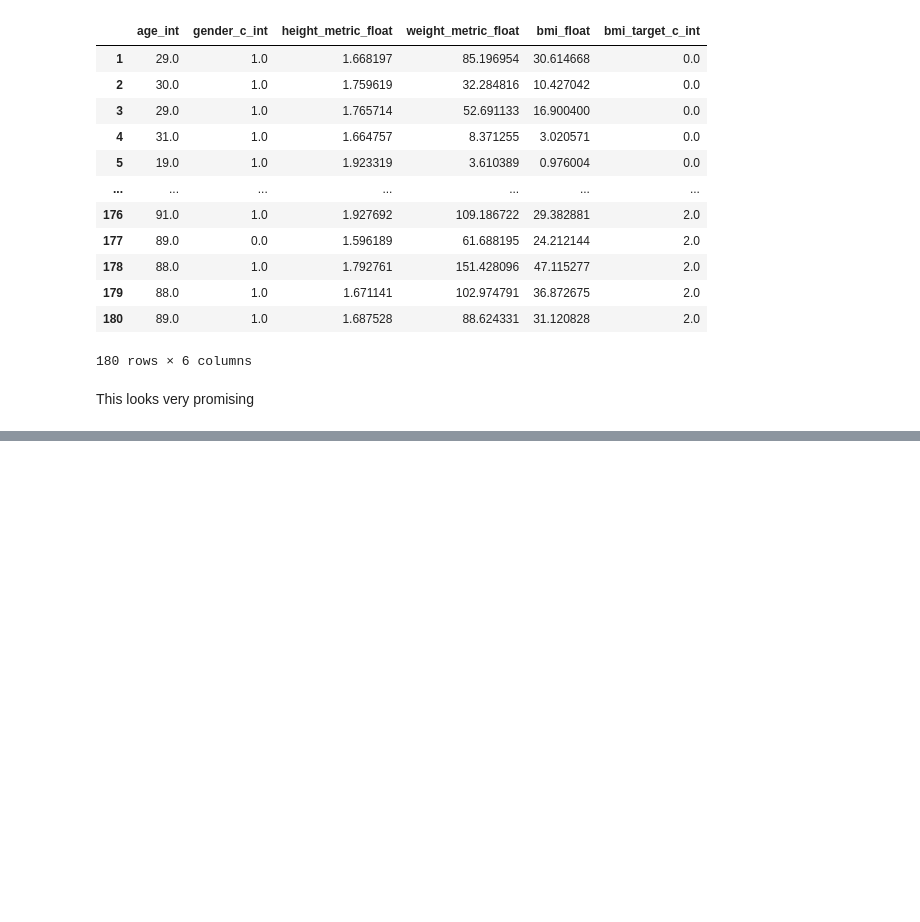
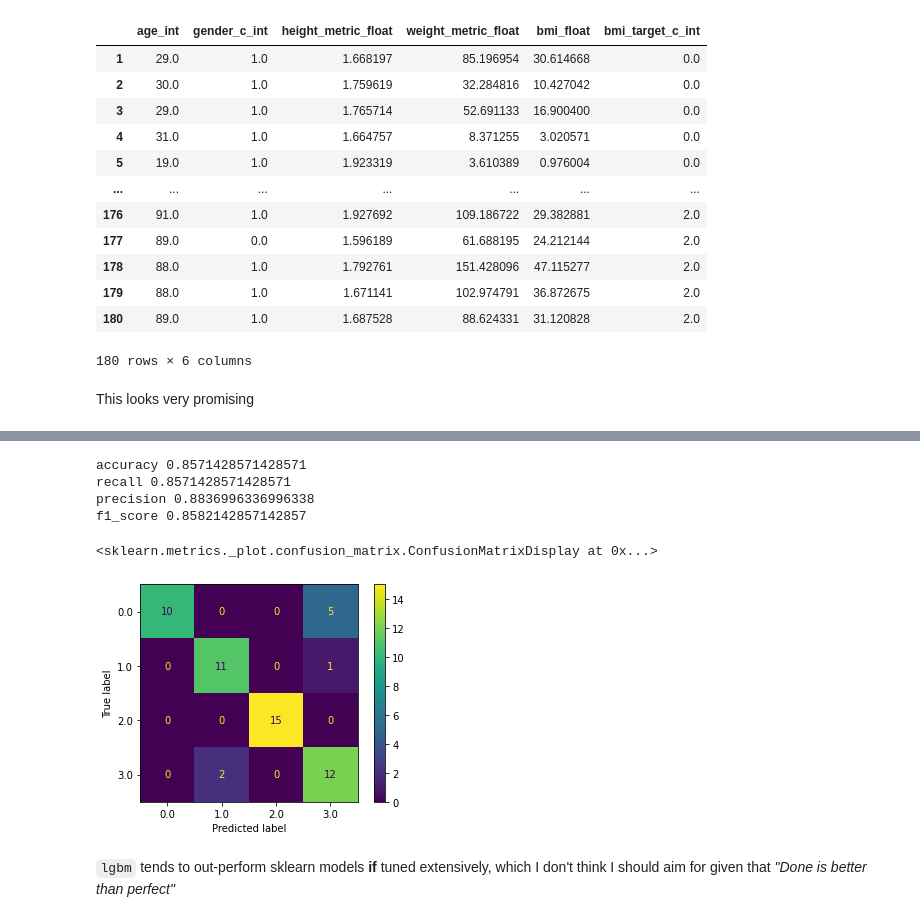
Before and after one commit to nilbot/shiny-computing-machine-bmi, a Jupyter notebook: exploratory/experiment.ipynb, the cells around one changed output, grey strips where cells are left out. Cells and saved outputs as stored; diff of their text form; code cells hidden in the pictures; blank space fills up the shorter version.

```diff
--- a/exploratory/experiment.ipynb
+++ b/exploratory/experiment.ipynb
@@ -312,0 +405,22 @@ This looks very promising
+# %%
+import lightgbm as lgb
+
+clf_gbm_synthetic = lgb.LGBMClassifier(boosting_type="gbdt", n_estimators=2000, random_state=42, n_jobs=8)
+clf_gbm_synthetic.fit(X_train, y_train)
+y_pred = clf_gbm_synthetic.predict(X_test)
+print("accuracy", accuracy_score(y_test, y_pred))
+print("recall", recall_score(y_test, y_pred, labels=np.unique(y_test), average="weighted"))
+print("precision", precision_score(y_test, y_pred, labels=np.unique(y_test), average="weighted"))
+print("f1_score", f1_score(y_test, y_pred, labels=np.unique(y_test), average="weighted"))
+cm = confusion_matrix(y_test, y_pred)
+disp = ConfusionMatrixDisplay(confusion_matrix=cm, display_labels=np.unique(y_test))
+disp.plot()
+# %% [output]
+accuracy 0.8571428571428571
+recall 0.8571428571428571
+precision 0.8836996336996338
+f1_score 0.8582142857142857
+<sklearn.metrics._plot.confusion_matrix.ConfusionMatrixDisplay at 0x...>
+[figure, added]
+# %% [markdown]
+`lgbm` tends to out-perform sklearn models __if__ tuned extensively, which I don't think I should aim for given that _"Done is better than perfect"_
```
Also changed, not shown: parts of 11 cells of this notebook.
